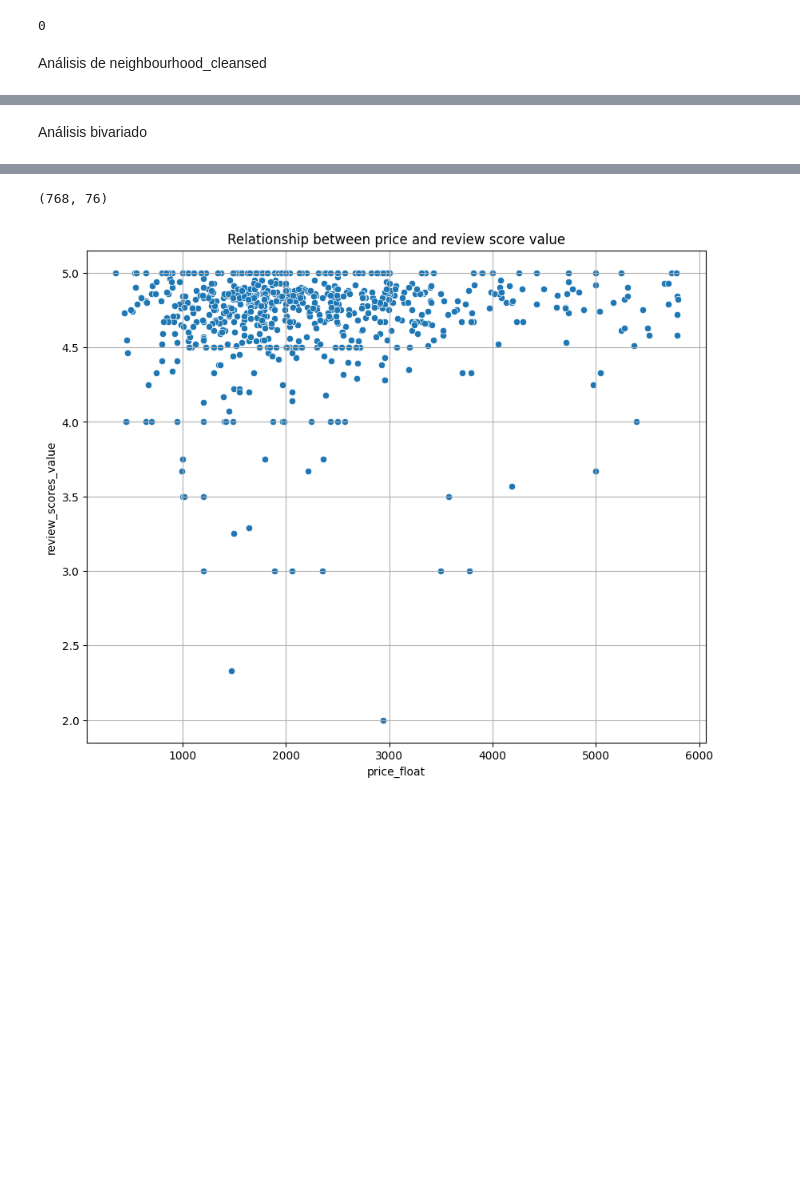
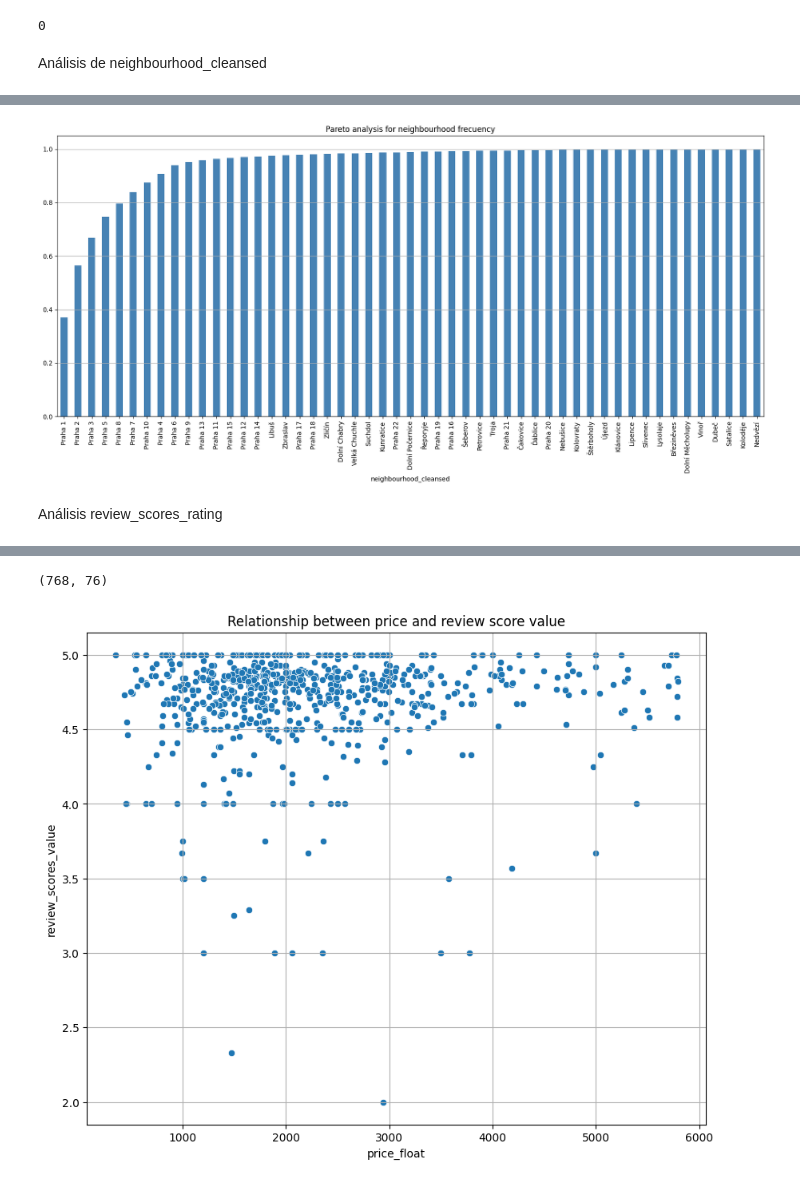
Before and after one commit to AngieRinBri/InmoviliarioTaller1, a Jupyter notebook: eda.ipynb, the cells around one changed output, grey strips where cells are left out. Saved outputs shown, nothing was run; the diff lists cells and outputs as text; code cells hidden in the pictures; blank space fills up the shorter version.

```diff
--- a/eda.ipynb
+++ b/eda.ipynb
@@ -200,2 +222,14 @@ Análisis de neighbourhood_cleansed
+# %%
+# Anothe common strategy for working with datasets with high variability is filter the dataset by representative groups according to the context
+# In this sense, let's work only with the neighbourhoods with more listings (pareto analysis)
+neighbourhood_frec_cumsum = listings_df["neighbourhood_cleansed"].value_counts(normalize=True).cumsum()
+# Plotting pareto analysis for neighbourhood frecuency
+plt.figure(figsize=(20, 8))
+neighbourhood_frec_cumsum.plot(kind="bar", color="steelblue")
+plt.title("Pareto analysis for neighbourhood frecuency")
+plt.grid(axis="y")
+plt.show()
+# %% [output]
+[figure, added]
 # %% [markdown]
-Análisis bivariado
+Análisis review_scores_rating
```
Also changed, not shown: parts of 39 cells of this notebook.
